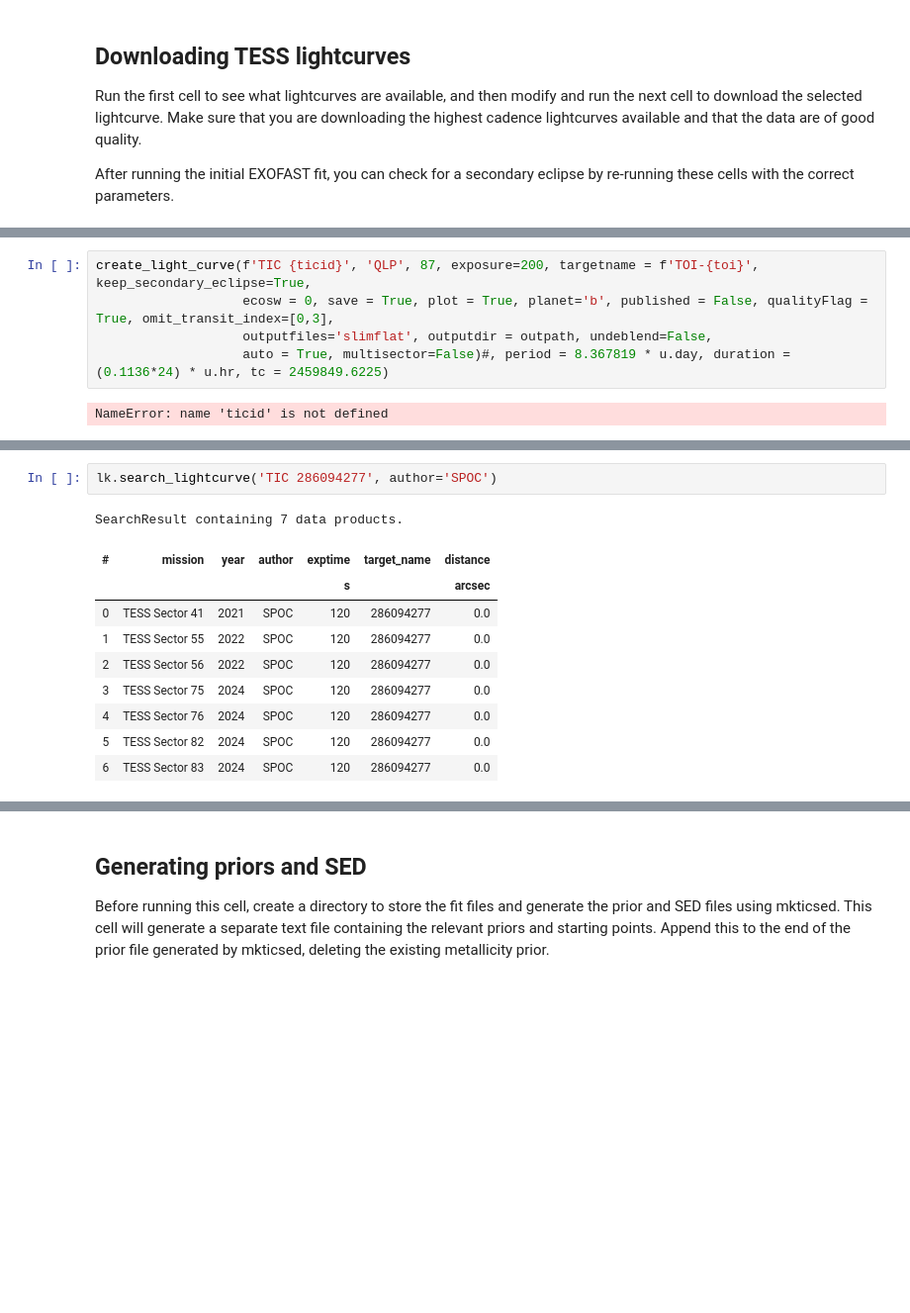
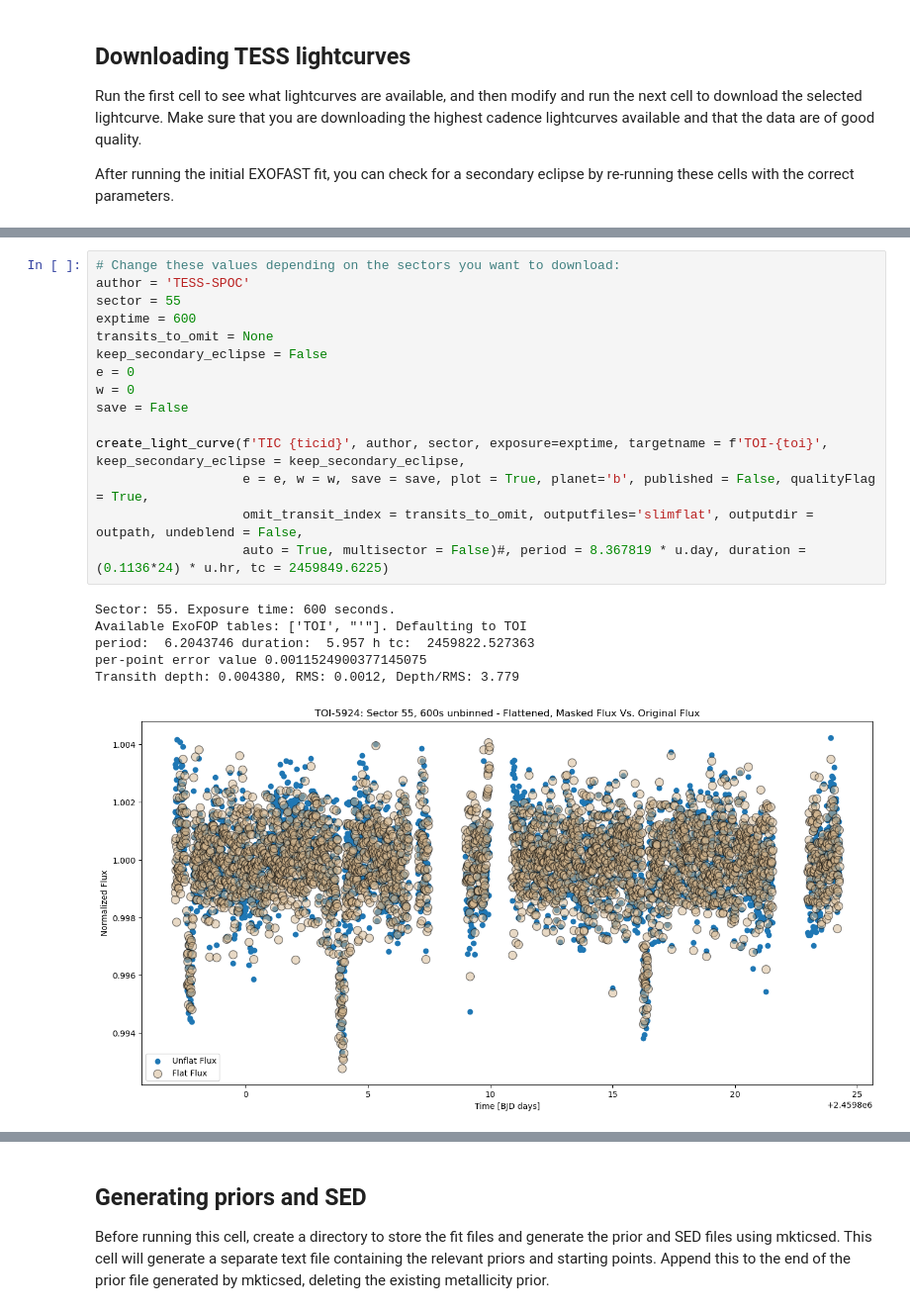
Before and after one commit to jackschulte/exofast_tools, a Jupyter notebook: scripts/setup_fit.ipynb, the cells around one changed output, grey strips where cells are left out. Shown at 99% size. Saved outputs shown, nothing was run; the diff lists cells and outputs as text; blank space fills up the shorter version.

```diff
--- a/scripts/setup_fit.ipynb
+++ b/scripts/setup_fit.ipynb
@@ -63,7 +64,22 @@ display(filtered_df.sort_values(by='mission')) # filtered data, sorted by TESS s
 # %%
-create_light_curve(f'TIC {ticid}', 'QLP', 87, exposure=200, targetname = f'TOI-{toi}', keep_secondary_eclipse=True,
-                   ecosw = 0, save = True, plot = True, planet='b', published = False, qualityFlag = True, omit_transit_index=[0,3],
-                   outputfiles='slimflat', outputdir = outpath, undeblend=False,
-                   auto = True, multisector=False)#, period = 8.367819 * u.day, duration = (0.1136*24) * u.hr, tc = 2459849.6225)
+# Change these values depending on the sectors you want to download:
+author = 'TESS-SPOC'
+sector = 55
+exptime = 600
+transits_to_omit = None
+keep_secondary_eclipse = False
+e = 0
+w = 0
+save = False
+
+create_light_curve(f'TIC {ticid}', author, sector, exposure=exptime, targetname = f'TOI-{toi}', keep_secondary_eclipse = keep_secondary_eclipse,
+                   e = e, w = w, save = save, plot = True, planet='b', published = False, qualityFlag = True,
+                   omit_transit_index = transits_to_omit, outputfiles='slimflat', outputdir = outpath, undeblend = False,
+                   auto = True, multisector = False)#, period = 8.367819 * u.day, duration = (0.1136*24) * u.hr, tc = 2459849.6225)
 # %% [output]
-NameError: name 'ticid' is not defined
+Sector: 55. Exposure time: 600 seconds.
+Available ExoFOP tables: ['TOI', "'"]. Defaulting to TOI
+period:  6.2043746 duration:  5.957 h tc:  2459822.527363
+per-point error value 0.0011524900377145075
+Transith depth: 0.004380, RMS: 0.0012, Depth/RMS: 3.779
+[figure, added]
@@ -70,13 +92,0 @@ NameError: name 'ticid' is not defined
-# %%
-lk.search_lightcurve('TIC 286094277', author='SPOC')
-# %% [output]
-SearchResult containing 7 data products.
-| # | mission | year | author | exptime | target_name | distance |
-|  |  |  |  | s |  | arcsec |
-| 0 | TESS Sector 41 | 2021 | SPOC | 120 | 286094277 | 0.0 |
-| 1 | TESS Sector 55 | 2022 | SPOC | 120 | 286094277 | 0.0 |
-| 2 | TESS Sector 56 | 2022 | SPOC | 120 | 286094277 | 0.0 |
-| 3 | TESS Sector 75 | 2024 | SPOC | 120 | 286094277 | 0.0 |
-| 4 | TESS Sector 76 | 2024 | SPOC | 120 | 286094277 | 0.0 |
-| 5 | TESS Sector 82 | 2024 | SPOC | 120 | 286094277 | 0.0 |
-| 6 | TESS Sector 83 | 2024 | SPOC | 120 | 286094277 | 0.0 |
```
Also changed, not shown: parts of 4 cells of this notebook.
